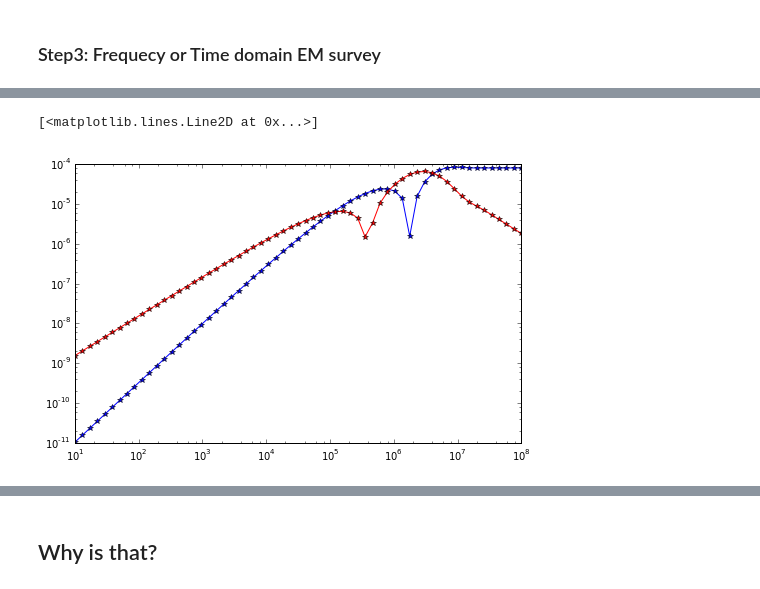
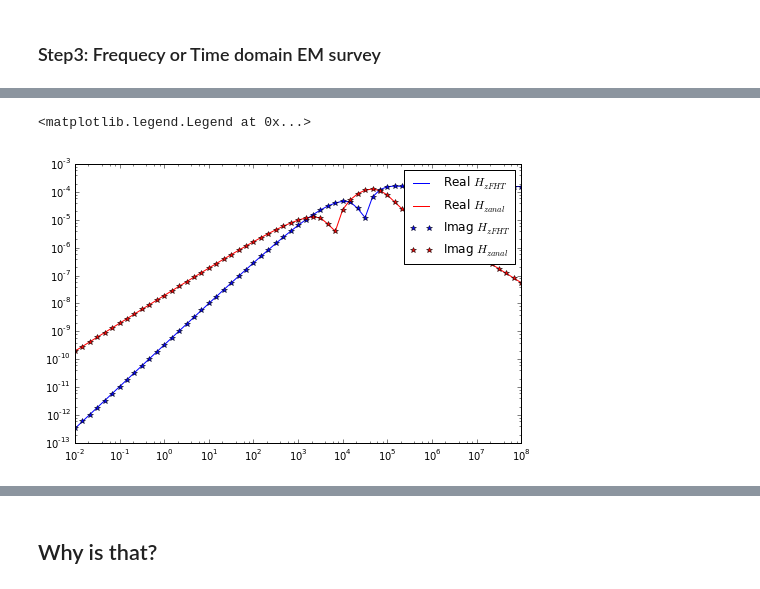
Before and after one commit to simpeg/simpegEM1D, a Jupyter notebook: simpegem1d/notebooks/EM1D_fwd.ipynb, the cells around one changed output, grey strips where cells are left out. Saved outputs shown, nothing was run; the diff lists cells and outputs as text; code cells hidden in the pictures.

```diff
--- a/simpegem1d/notebooks/EM1D_fwd.ipynb
+++ b/simpegem1d/notebooks/EM1D_fwd.ipynb
@@ -21,7 +21,7 @@ FDsurvey.rxType = 'Hz'
 # FDsurvey.txType = 'CircularLoop'
 FDsurvey.txType = 'VMD'
 # FDsurvey.a = 10.
-FDsurvey.offset = 10.
+FDsurvey.offset = 8.
 nearthick = np.logspace(-1, 1, 5)
 deepthick = np.logspace(1, 2, 10)
 hx = np.r_[nearthick, deepthick]
@@ -49,10 +49,10 @@ ax.invert_xaxis()
 # %% [markdown]
 ### Step3: Frequecy or Time domain EM survey
 # %%
-FDsurvey.frequency = np.logspace(1, 8, 61)
+FDsurvey.frequency = np.logspace(-2, 8, 61)
 FDsurvey.Nfreq = FDsurvey.frequency.size
 FDsurvey.Setup1Dsystem()
-sig_half = 1e-2
+sig_half = 1e0
 chi_half = 0.
 # %%
 Logmodel = BaseEM1D.BaseEM1DModel(mesh1D)
@@ -93,10 +103,16 @@ Wall time: 526 ms
 # %%
 fig, ax = plt.subplots(1,1, figsize = (8, 5))
 ax.loglog(FDsurvey.frequency, abs(Hz.real), 'b')
+ax.loglog(FDsurvey.frequency, abs(Hz.imag), 'r')
+# ax.loglog(FDsurvey.frequency, abs(HzCole.real), 'b*')
+# ax.loglog(FDsurvey.frequency, abs(HzCole.imag), 'r*')
+# ax.loglog(np.ones(FDsurvey.Nfreq)*900, np.logspace(-14, -7, FDsurvey.Nfreq), ':')
+# ax.loglog(np.ones(FDsurvey.Nfreq)*7200, np.logspace(-14, -7, FDsurvey.Nfreq), ':')
+# ax.loglog(np.ones(FDsurvey.Nfreq)*56000, np.logspace(-14, -7, FDsurvey.Nfreq), ':')
+
 ax.loglog(FDsurvey.frequency, abs(Hzanal.real), 'b*')
-ax.loglog(FDsurvey.frequency, abs(Hz.imag), 'r')
 ax.loglog(FDsurvey.frequency, abs(Hzanal.imag), 'r*')
-# legend(('Real $H_{z FHT}$', 'Real $H_{z anal}$', 'Imag $H_{z FHT}$', 'Imag $H_{z anal}$'))
+legend(('Real $H_{z FHT}$', 'Real $H_{z anal}$', 'Imag $H_{z FHT}$', 'Imag $H_{z anal}$'))
 # %% [output]
-[<matplotlib.lines.Line2D at 0x...>]
+<matplotlib.legend.Legend at 0x...>
-[figure, old version]
+[figure, new version]
```
Also changed, not shown: parts of 5 cells of this notebook, 3 other files.
